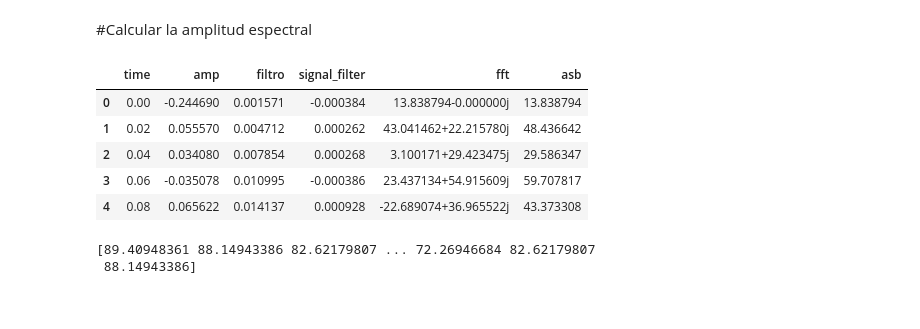
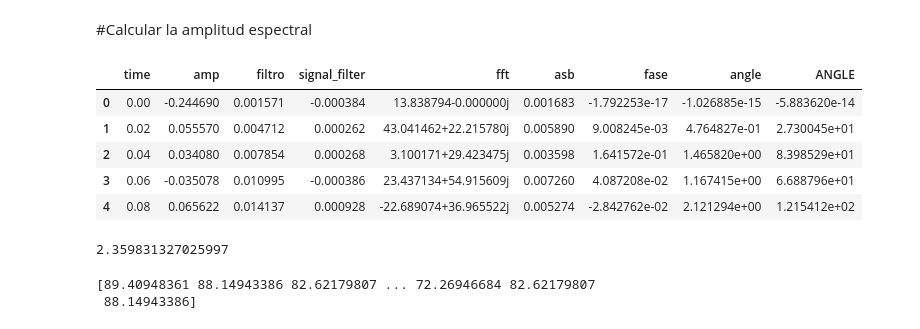
Before and after one commit to elsy-torres/intro_python_for_data, a Jupyter notebook: FFT.ipynb, the cells around one changed output. Drawn from its saved outputs; the diff is of its cells as text; code cells hidden in the pictures.

```diff
--- a/FFT.ipynb
+++ b/FFT.ipynb
@@ -187,15 +188,20 @@ print(fft_2)
 # %% [markdown]
 #Calcular la amplitud espectral
 # %%
-data['asb']= np.abs(data['fft'])
+data['asb']= ((np.absolute(data['fft']))/16448)*2
 data.head()
 # %% [output]
-|  | time | amp | filtro | signal_filter | fft | asb |
-| 0 | 0.00 | -0.244690 | 0.001571 | -0.000384 | 13.838794-0.000000j | 13.838794 |
-| 1 | 0.02 | 0.055570 | 0.004712 | 0.000262 | 43.041462+22.215780j | 48.436642 |
-| 2 | 0.04 | 0.034080 | 0.007854 | 0.000268 | 3.100171+29.423475j | 29.586347 |
-| 3 | 0.06 | -0.035078 | 0.010995 | -0.000386 | 23.437134+54.915609j | 59.707817 |
-| 4 | 0.08 | 0.065622 | 0.014137 | 0.000928 | -22.689074+36.965522j | 43.373308 |
+|  | time | amp | filtro | signal_filter | fft | asb | fase | angle | ANGLE |
+| 0 | 0.00 | -0.244690 | 0.001571 | -0.000384 | 13.838794-0.000000j | 0.001683 | -1.792253e-17 | -1.026885e-15 | -5.883620e-14 |
+| 1 | 0.02 | 0.055570 | 0.004712 | 0.000262 | 43.041462+22.215780j | 0.005890 | 9.008245e-03 | 4.764827e-01 | 2.730045e+01 |
+| 2 | 0.04 | 0.034080 | 0.007854 | 0.000268 | 3.100171+29.423475j | 0.003598 | 1.641572e-01 | 1.465820e+00 | 8.398529e+01 |
+| 3 | 0.06 | -0.035078 | 0.010995 | -0.000386 | 23.437134+54.915609j | 0.007260 | 4.087208e-02 | 1.167415e+00 | 6.688796e+01 |
+| 4 | 0.08 | 0.065622 | 0.014137 | 0.000928 | -22.689074+36.965522j | 0.005274 | -2.842762e-02 | 2.121294e+00 | 1.215412e+02 |
+# %%
+n_max=np.max(data['asb'])
+print(n_max)
+# %% [output]
+2.359831327025997
 # %%
 asb_1=np.abs(fft_1)
 print(asb_1)
```
Also changed, not shown: parts of 7 cells of this notebook.
